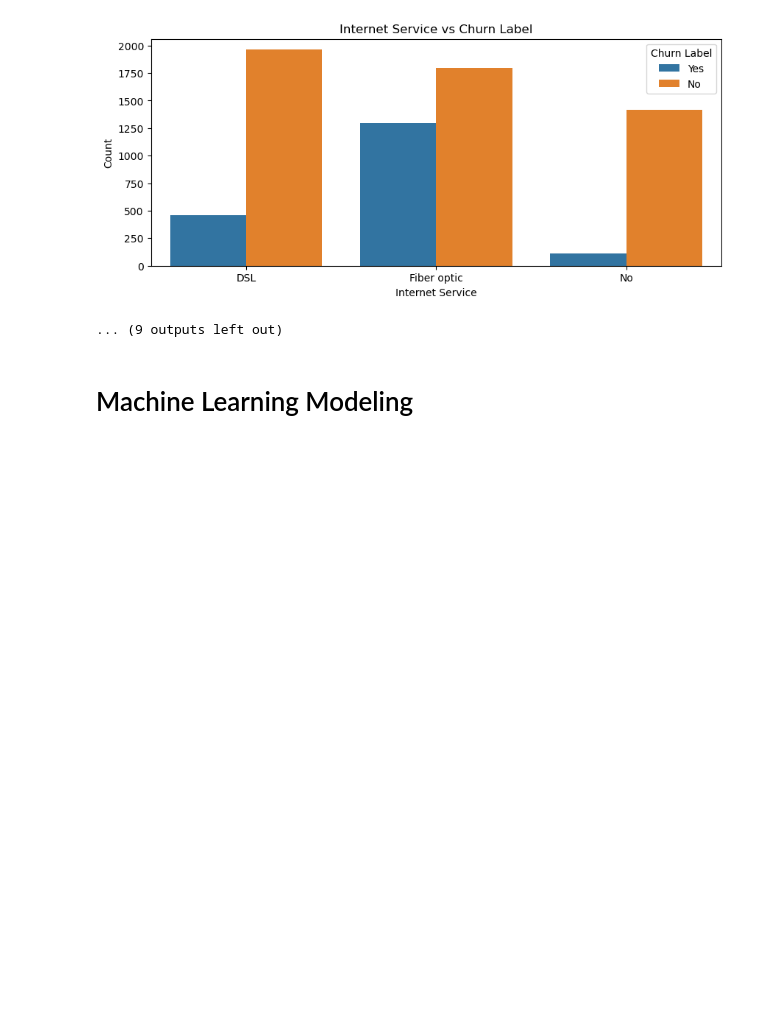
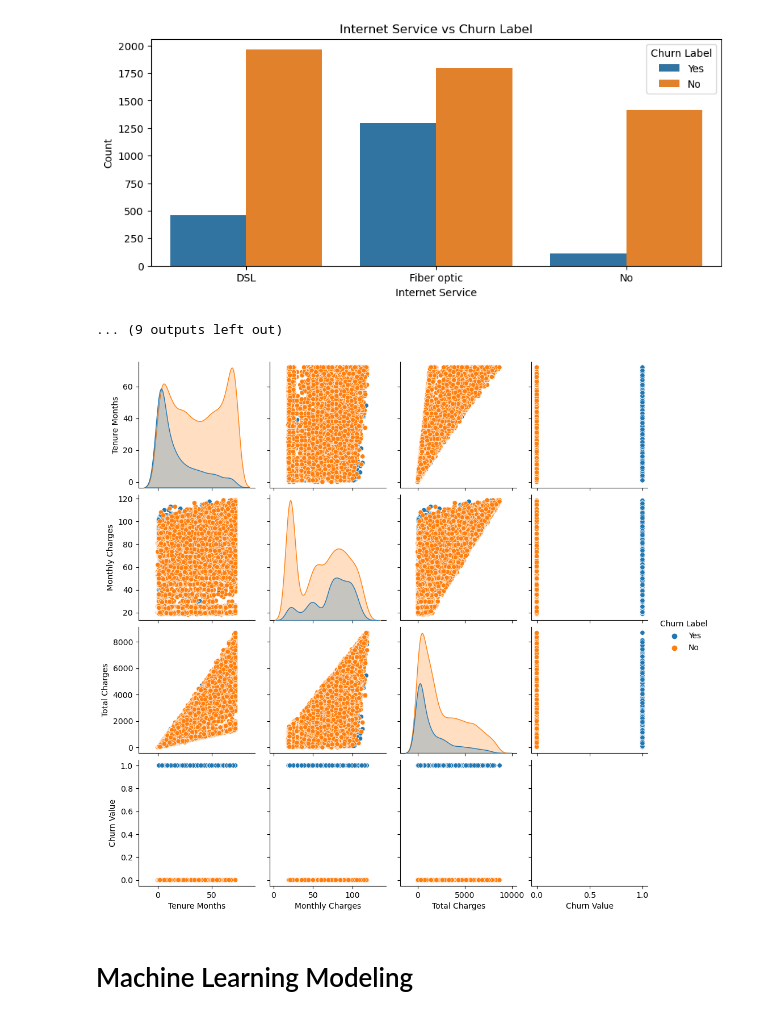
Before and after one commit to sulaiman301/Sixth-ML, a Jupyter notebook: Data/Clean Data/Clean-lab.ipynb, the cells around one changed output. Cells and saved outputs as stored; diff of their text form; code cells hidden in the pictures; blank space fills up the shorter version.

```diff
--- a/Data/Clean Data/Clean-lab.ipynb
+++ b/Data/Clean Data/Clean-lab.ipynb
@@ -262,6 +262,13 @@ for feature in categorical_features:
 [figure]
 [figure]
 ... (9 outputs left out)
+# %%
+# Simplify the pairplot to focus on key features
+key_features = ['Tenure Months', 'Monthly Charges', 'Total Charges', 'Churn Value']
+sns.pairplot(df[key_features + ['Churn Label']], hue='Churn Label', diag_kind='kde')
+plt.show()
+# %% [output]
+[figure, added]
 # %% [markdown]
 # Machine Learning Modeling
 # %% [markdown]
```
Also changed, not shown: 3 other files.
